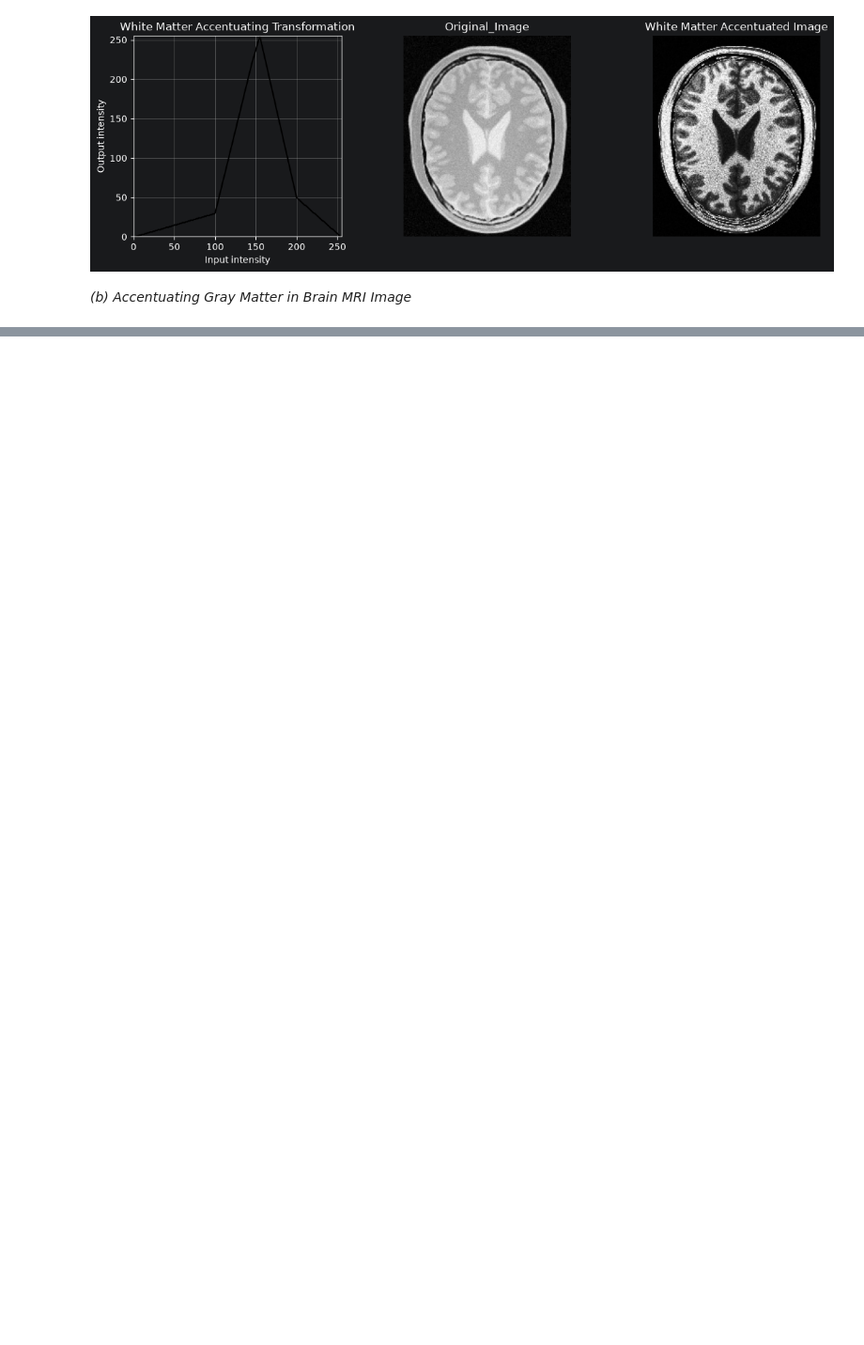
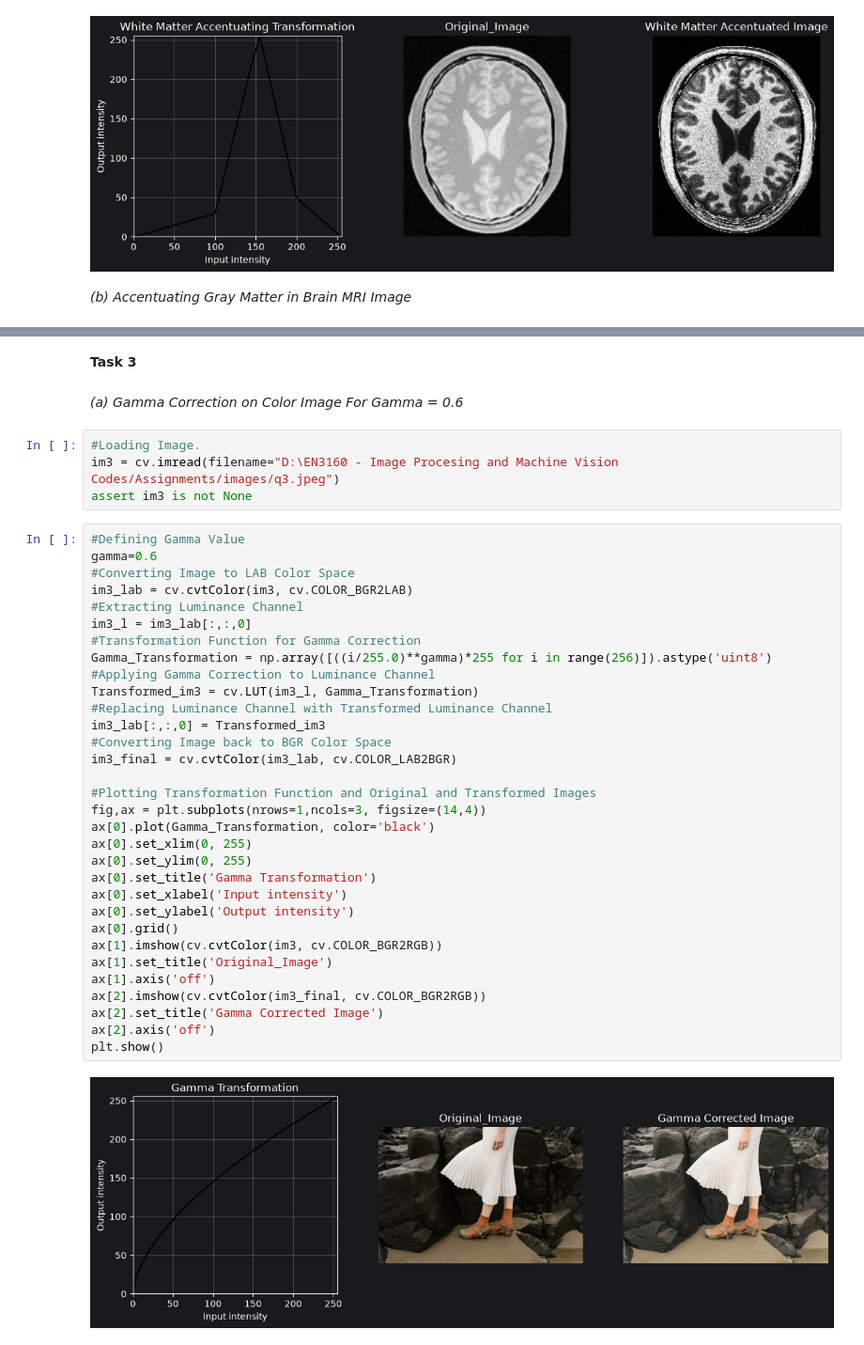
Before and after one commit to indeepa-05/EN3160-Image-Processing, a Jupyter notebook: Assignments/EN3160 Assignment1 on Intensity Transformations and Neighborhood Filtering.ipynb, the cells around one changed output, grey strips where cells are left out. Shown at 94% size. Saved outputs shown, nothing was run; the diff lists cells and outputs as text; blank space fills up the shorter version.

Commit message:
Completed Task 3 in EN3160 Assignment1 on Intensity Transformations and Neighborhood Filtering

```diff
--- a/Assignments/EN3160 Assignment1 on Intensity Transformations and Neighborhood Filtering.ipynb
+++ b/Assignments/EN3160 Assignment1 on Intensity Transformations and Neighborhood Filtering.ipynb
@@ -116,3 +125,45 @@ ax[2].axis('off')
 plt.show()
 # %% [output]
 [figure]
+# %% [markdown]
+**Task 3**
+# %% [markdown]
+*(a) Gamma Correction on Color Image For Gamma = 0.6*
+# %%
+#Loading Image.
+im3 = cv.imread(filename="D:\EN3160 - Image Procesing and Machine Vision Codes/Assignments/images/q3.jpeg")
+assert im3 is not None
+# %%
+#Defining Gamma Value
+gamma=0.6
+#Converting Image to LAB Color Space
+im3_lab = cv.cvtColor(im3, cv.COLOR_BGR2LAB)
+#Extracting Luminance Channel
+im3_l = im3_lab[:,:,0]
+#Transformation Function for Gamma Correction
+Gamma_Transformation = np.array([((i/255.0)**gamma)*255 for i in range(256)]).astype('uint8')
+#Applying Gamma Correction to Luminance Channel
+Transformed_im3 = cv.LUT(im3_l, Gamma_Transformation)
+#Replacing Luminance Channel with Transformed Luminance Channel
+im3_lab[:,:,0] = Transformed_im3
+#Converting Image back to BGR Color Space
+im3_final = cv.cvtColor(im3_lab, cv.COLOR_LAB2BGR)
+
+#Plotting Transformation Function and Original and Transformed Images
+fig,ax = plt.subplots(nrows=1,ncols=3, figsize=(14,4))
+ax[0].plot(Gamma_Transformation, color='black')
+ax[0].set_xlim(0, 255)
+ax[0].set_ylim(0, 255)
+ax[0].set_title('Gamma Transformation')
+ax[0].set_xlabel('Input intensity')
+ax[0].set_ylabel('Output intensity')
+ax[0].grid()
+ax[1].imshow(cv.cvtColor(im3, cv.COLOR_BGR2RGB))
+ax[1].set_title('Original_Image')
+ax[1].axis('off')
+ax[2].imshow(cv.cvtColor(im3_final, cv.COLOR_BGR2RGB))
+ax[2].set_title('Gamma Corrected Image')
+ax[2].axis('off')
+plt.show()
+# %% [output]
+[figure, added]
```
Also changed, not shown: parts of 7 cells of this notebook, 1 other file.
